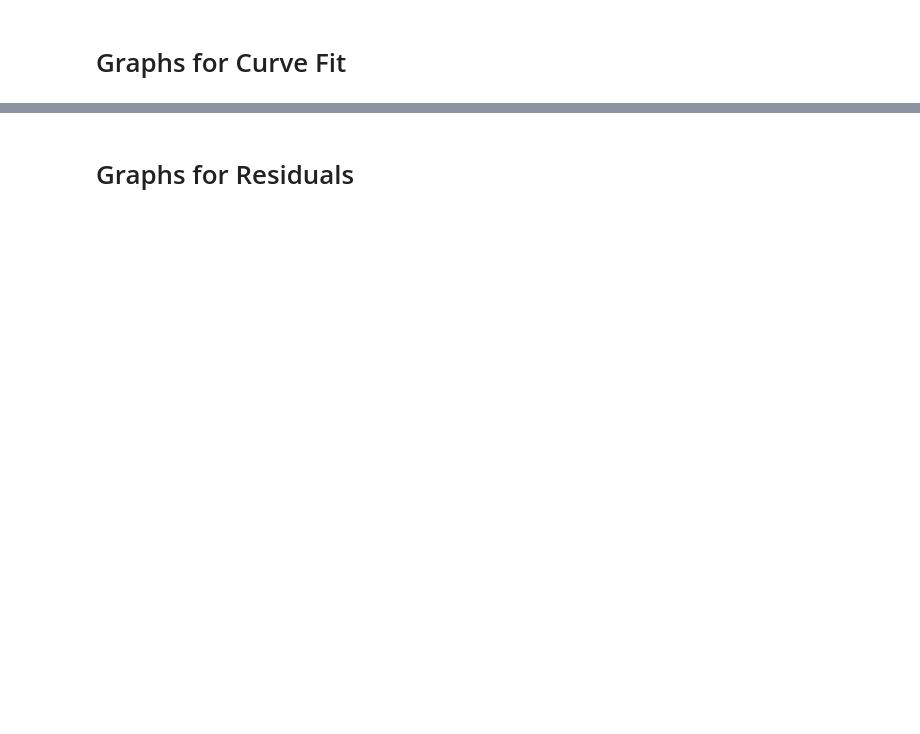
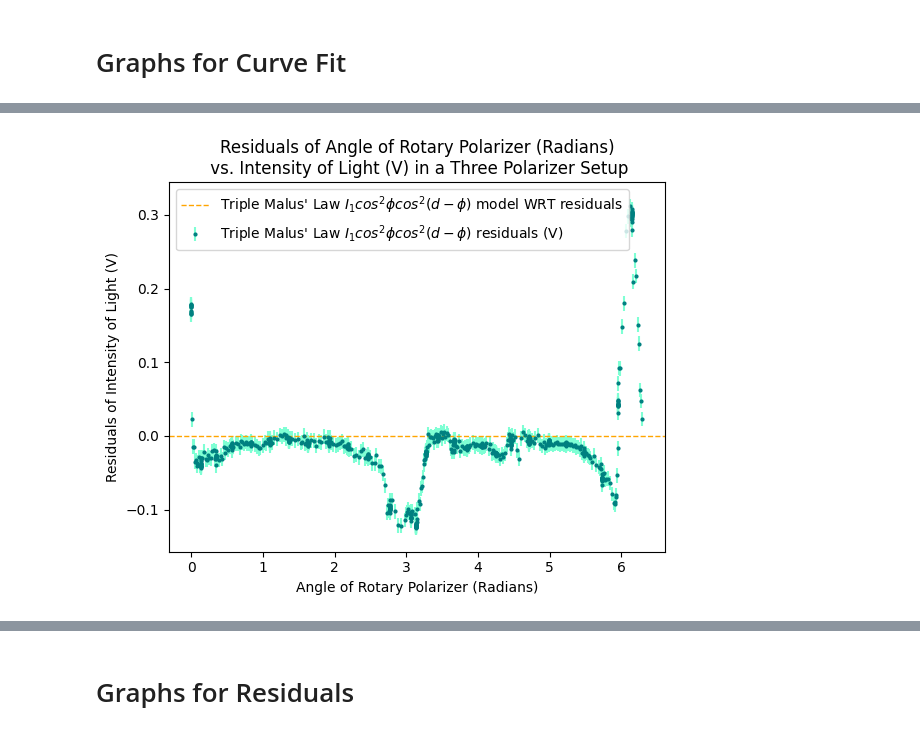
Before and after one commit to PercyFrancis/PHY224, a Jupyter notebook: free_choice_2/notebooks/template_for_notebook.ipynb, the cells around one changed output, grey strips where cells are left out. Cells and saved outputs as stored; diff of their text form; code cells hidden in the pictures; blank space fills up the shorter version.

```diff
--- a/free_choice_2/notebooks/template_for_notebook.ipynb
+++ b/free_choice_2/notebooks/template_for_notebook.ipynb
@@ -174,0 +254,15 @@ plt.show()
+# %%
+residuals = ex2_intensity_combined - coscos(ex2_position_combined, popt2[0], popt2[1], popt2[2], popt2[3])
+
+plt.errorbar(x = ex2_position_combined, y = residuals, yerr = 0.01, fmt= 'o', ms=2, label="Triple Malus' Law $I_1cos^2\\phi cos^2(d - \phi)$ residuals (V)",ls='', color='teal', ecolor='aquamarine')
+plt.axhline(y=0, color='orange', linestyle='--', linewidth=1, label="Triple Malus' Law $I_1cos^2\\phi cos^2(d - \phi)$ model WRT residuals")
+
+# legend and titles
+plt.legend()
+plt.xlabel("Angle of Rotary Polarizer (Radians)")
+plt.ylabel("Residuals of Intensity of Light (V)")
+plt.title("Residuals of Angle of Rotary Polarizer (Radians)\n vs. Intensity of Light (V) in a Three Polarizer Setup")
+
+plt.show() # notice the spike at the end
+# %% [output]
+[figure, added]
```
Also changed, not shown: parts of 38 cells of this notebook, 3 other files.
